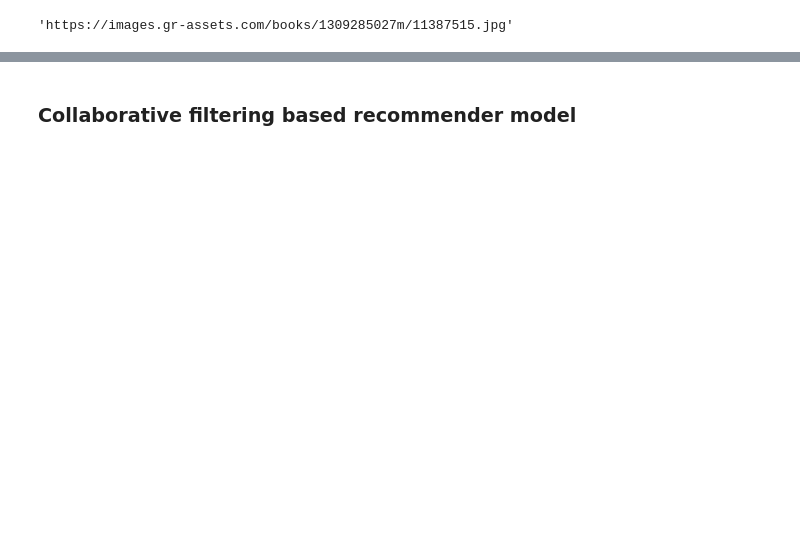
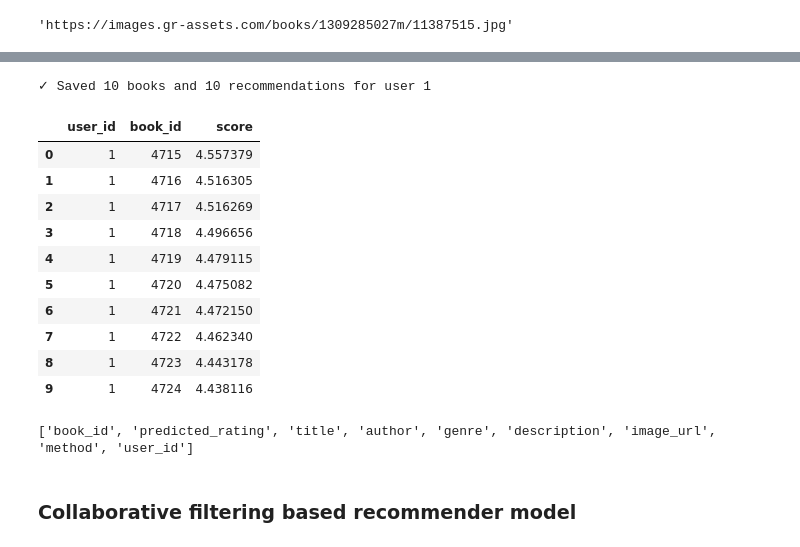
Before and after one commit to mkamar17/litra-book_recommender, a Jupyter notebook: product/ML/notebooks/book_recommender.ipynb, the cells around one changed output, grey strips where cells are left out. Cells and saved outputs as stored; diff of their text form; code cells hidden in the pictures; blank space fills up the shorter version.

Commit message:
#48 Now cold start and svd recommendations pipline works - and pushed to recommendations table successfully

```diff
--- a/product/ML/notebooks/book_recommender.ipynb
+++ b/product/ML/notebooks/book_recommender.ipynb
@@ -318,7 +338,7 @@ def get_svd_recommendations(user_id, n=10):
     book_ids = [p.iid for p in top_n]
     scores = [round(p.est, 3) for p in top_n]
 
-    book_info = filtered_df[["book_id", "title", "author", "description"]].drop_duplicates("book_id")
+    book_info = filtered_df[["book_id", "title", "author", "genre", "description", "image_url"]].drop_duplicates("book_id")
     results = pd.DataFrame({"book_id": book_ids, "predicted_rating": scores})
     results = results.merge(book_info, on="book_id", how="left")
 
@@ -473,0 +518,40 @@ popular_df_no_duplicates["image_url"][4]
+# %%
+def get_recommendations(user_id, n=10):
+    user_ratings = filtered_df[filtered_df["user_id"] == user_id]
+
+    if len(user_ratings) < 5:
+        # Cold start — return popular books
+        return popular_df.head(n)
+    else:
+        # Enough interactions — use SVD
+        return get_svd_recommendations(user_id, n)
+# %%
+### Unified Recommendation Pipeline
+
+from sqlalchemy import text
+
+def get_recommendations(user_id, n=10):
+    """
+    Returns top-n book recommendations for a user.
+    - Cold start (< 5 ratings): falls back to popularity-based recommendations.
+    - Warm start (>= 5 ratings): uses SVD collaborative filtering.
+    """
+    user_ratings = filtered_df[filtered_df["user_id"] == user_id]
+
+    if len(user_ratings) < 5:
+        # Cold start — return top popular books the user hasn't rated
+        rated_ids = set(user_ratings["book_id"].values)
+        recs = (
+            popular_df_no_duplicates[~popular_df_no_duplicates["book_id"].isin(rated_ids)]
+            .head(n)[["book_id", "title", "author", "genre", "description", "image_url", "score"]]
+            .rename(columns={"score": "predicted_rating"})
+            .copy()
+        )
+        recs["method"] = "popularity"
+    else:
+        # Warm start — SVD
+        recs = get_svd_recommendations(user_id, n)
+        recs["method"] = "svd"
+
+    recs["user_id"] = user_id
+    return recs
@@ -474,3 +666,23 @@ popular_df_no_duplicates["image_url"][4]
+# %%
+push_recommendations_to_db(user_id=1, engine=engine, n=10)
+# %% [output]
+✓ Saved 10 books and 10 recommendations for user 1
+|  | user_id | book_id | score |
+| 0 | 1 | 4715 | 4.557379 |
+| 1 | 1 | 4716 | 4.516305 |
+| 2 | 1 | 4717 | 4.516269 |
+| 3 | 1 | 4718 | 4.496656 |
+| 4 | 1 | 4719 | 4.479115 |
+| 5 | 1 | 4720 | 4.475082 |
+| 6 | 1 | 4721 | 4.472150 |
+| 7 | 1 | 4722 | 4.462340 |
+| 8 | 1 | 4723 | 4.443178 |
+| 9 | 1 | 4724 | 4.438116 |
+# %%
+recs = get_recommendations(sample_user)
+print(recs.columns.tolist())
+# %% [output]
+['book_id', 'predicted_rating', 'title', 'author', 'genre', 'description', 'image_url', 'method', 'user_id']
 # %% [markdown]
 ### Collaborative filtering based recommender model
 # %%
```
Also changed, not shown: parts of 12 cells of this notebook.
